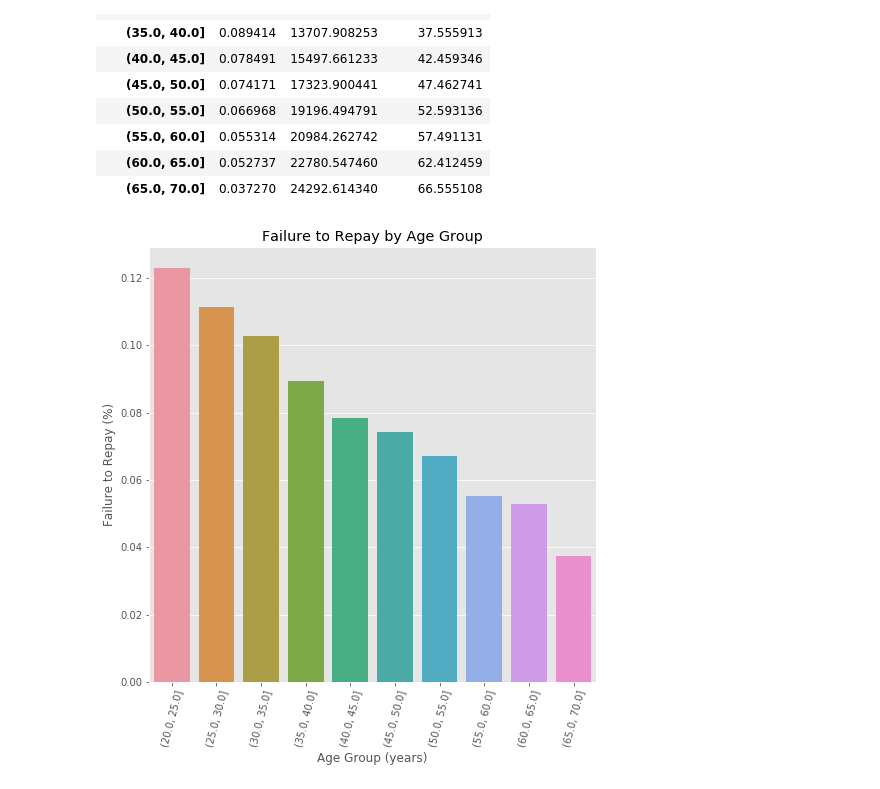
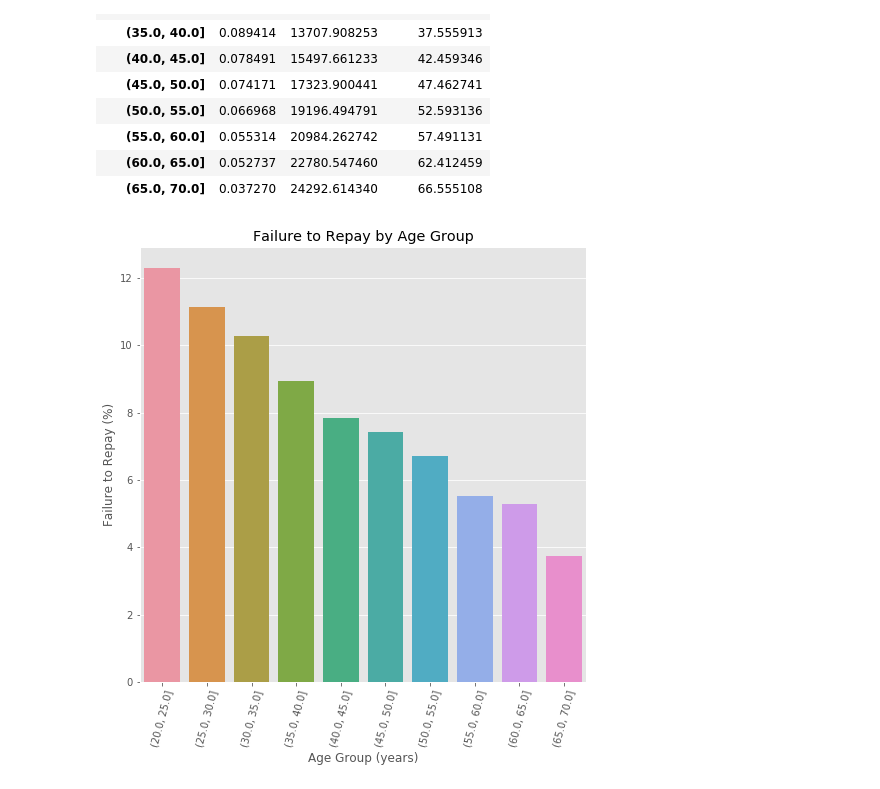
Before and after one commit to ktlin318/ML100Days, a Jupyter notebook: homework/Day_016_HW.ipynb, the cells around one changed output. Drawn from its saved outputs; the diff is of its cells as text; code cells hidden in the pictures.

```diff
--- a/homework/Day_016_HW.ipynb
+++ b/homework/Day_016_HW.ipynb
@@ -117,16 +117,16 @@ age_groups
 # %%
 plt.figure(figsize = (8, 8))
 
 # 以年齡區間為 x, target 為 y 繪製 barplot
 """
 Your Code Here
 """
 px = age_groups.index
-py = age_groups['TARGET']
+py = age_groups['TARGET'] * 100
 sns.barplot(px, py)
 
 # Plot labeling
 plt.xticks(rotation = 75); plt.xlabel('Age Group (years)'); plt.ylabel('Failure to Repay (%)')
 plt.title('Failure to Repay by Age Group');
 # %% [output]
-[figure, old version]
+[figure, new version]
```
